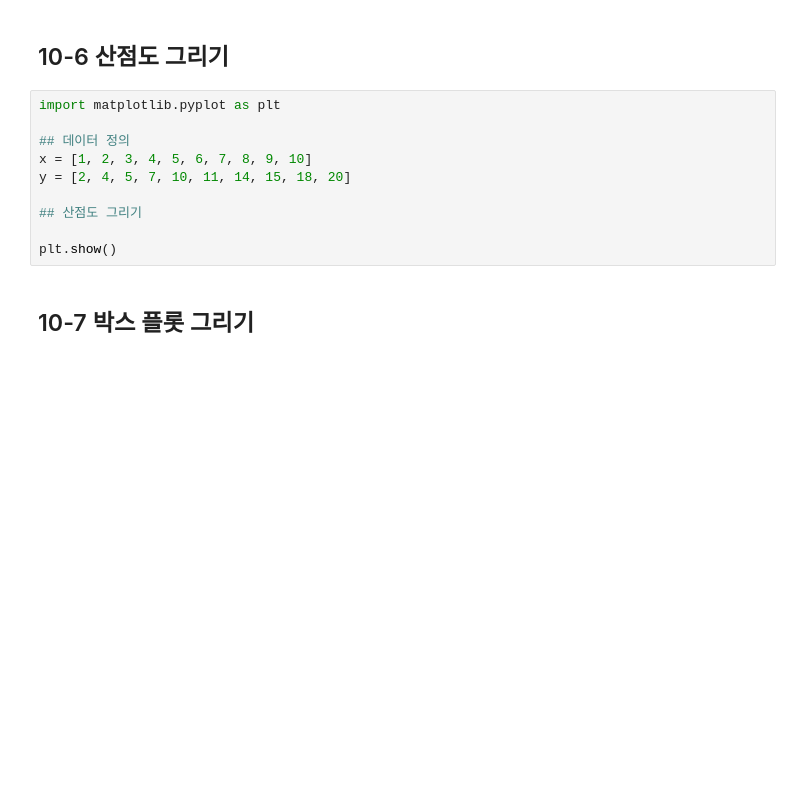
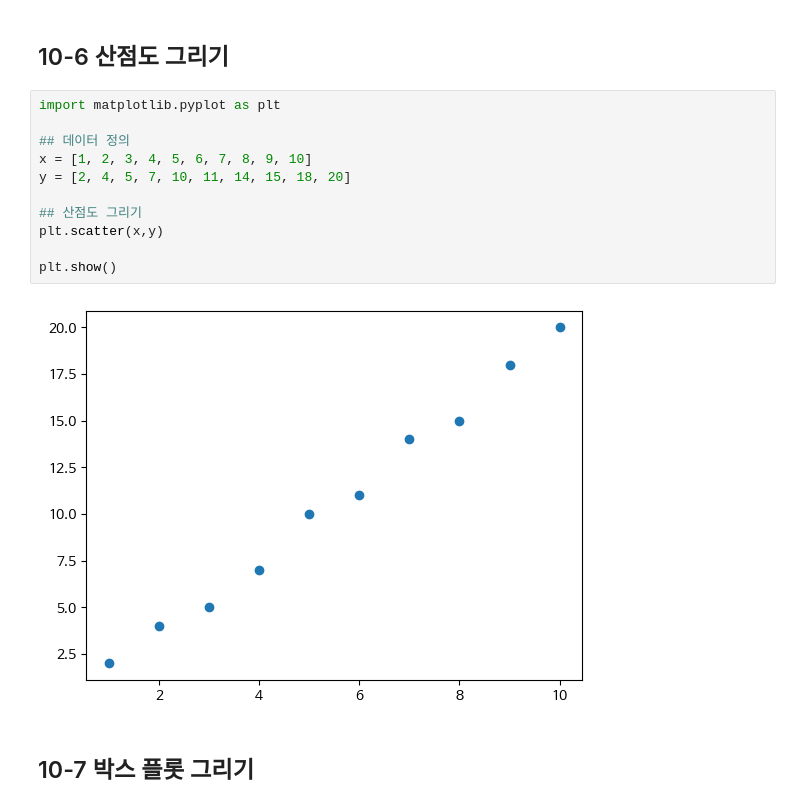
Before and after one commit to HM083139/Data-Analysis-with-Open-Source, a Jupyter notebook: 오픈소스_데이터_분석_10강.ipynb, the cells around one changed output. Cells and saved outputs as stored; diff of their text form; blank space fills up the shorter version.

```diff
--- a/오픈소스_데이터_분석_10강.ipynb
+++ b/오픈소스_데이터_분석_10강.ipynb
@@ -160,13 +160,16 @@ plt.show()
 # %%
 import matplotlib.pyplot as plt
 
 ## 데이터 정의
 x = [1, 2, 3, 4, 5, 6, 7, 8, 9, 10]
 y = [2, 4, 5, 7, 10, 11, 14, 15, 18, 20]
 
 ## 산점도 그리기
+plt.scatter(x,y)
 
 plt.show()
+# %% [output]
+[figure, added]
 # %% [markdown]
 ## 10-7 박스 플롯 그리기
 # %%
```
Also changed, not shown: parts of 16 cells of this notebook.
